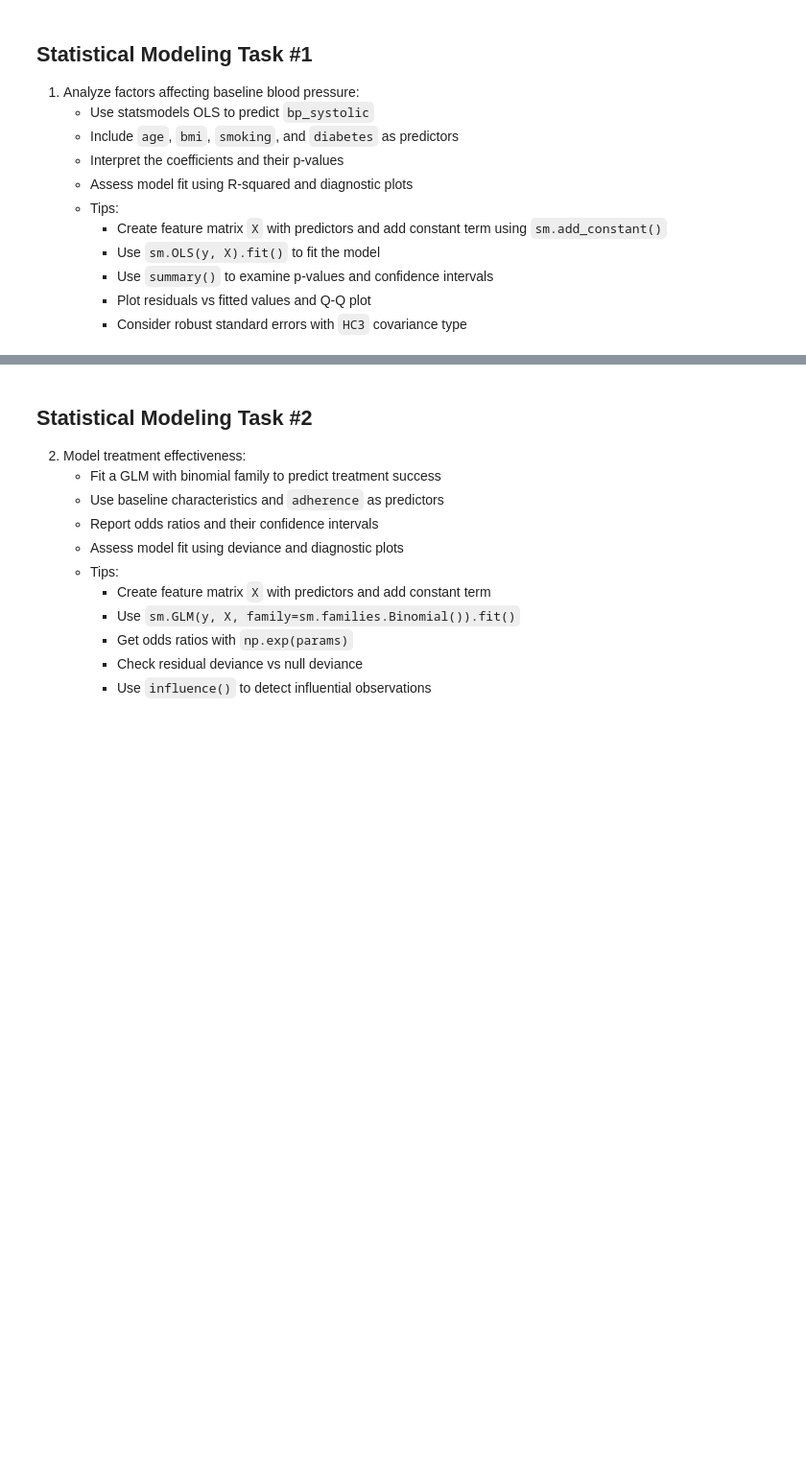
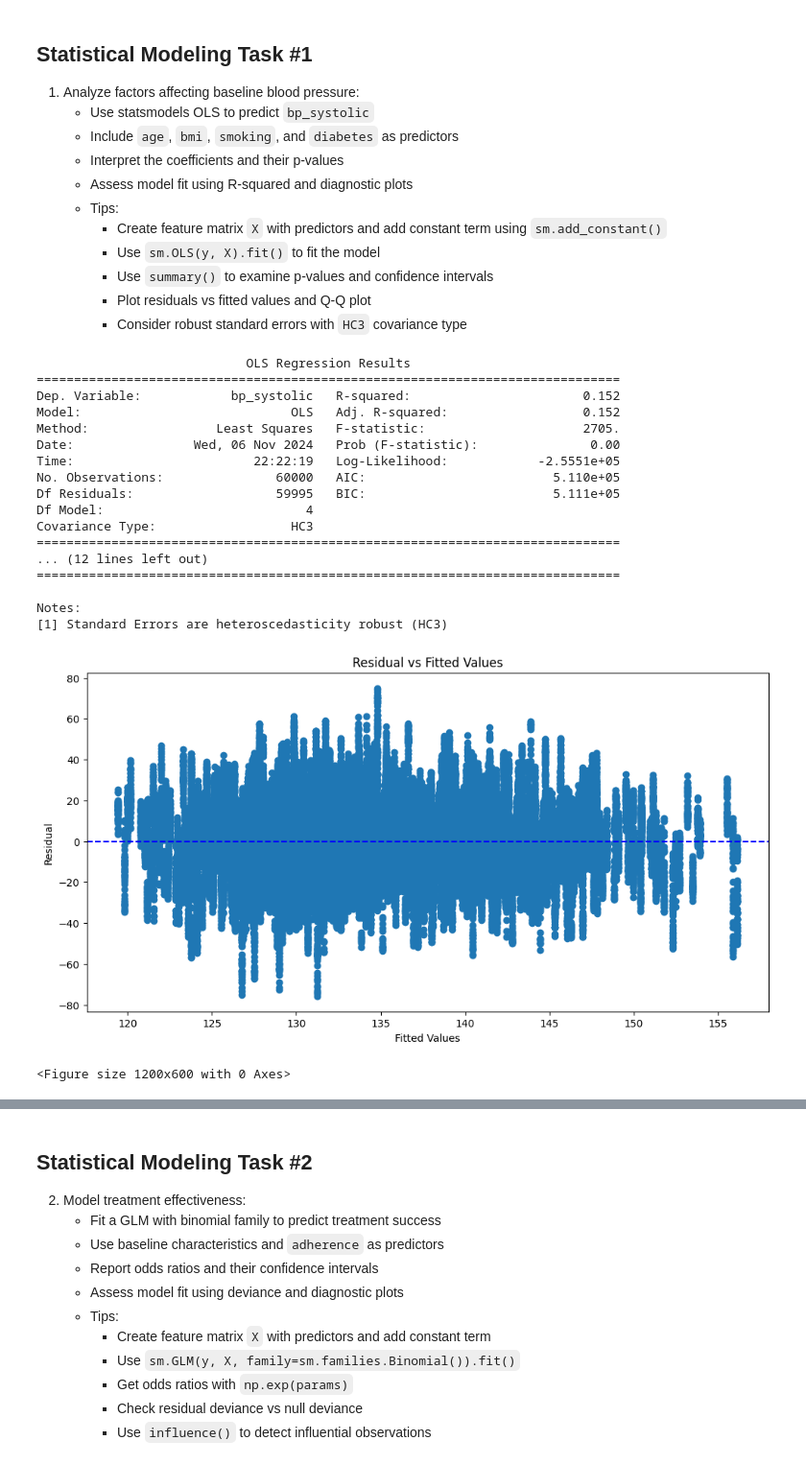
Before and after one commit to UCSF-DataSci/08-time-stats-and-ml-anagasuri, a Jupyter notebook: modeling.ipynb, the cells around one changed output, grey strips where cells are left out. Shown: that part at 96% size. Drawn from its saved outputs; the diff is of its cells as text; code cells hidden in the pictures; blank space fills up the shorter version.

```diff
--- a/modeling.ipynb
+++ b/modeling.ipynb
@@ -22,13 +22,13 @@ df = pd.read_csv("patient_longitudinal.csv", sep='\t')
 df['visit_date'] = pd.to_datetime(df['visit_date'])
 # %%
 # handle duplicates
-data = df.groupby(['patient_id', 'visit_date']).mean().reset_index()
+df = df.groupby(['patient_id', 'visit_date']).mean().reset_index()
 
 # make visit_date a datetimeindex
-data.set_index('visit_date', inplace=True)
+df.set_index('visit_date', inplace=True)
 
 # missing values
-data['bp_systolic'] = data['bp_systolic'].interpolate()
+df['bp_systolic'] = df['bp_systolic'].interpolate()
 
 #print(data.head)
 # %% [markdown]
@@ -74,3 +74,46 @@ plt.plot(movingAvg3, label = '3 Month Moving Average Trend', linestyle = '-')
      - Use `summary()` to examine p-values and confidence intervals
      - Plot residuals vs fitted values and Q-Q plot
      - Consider robust standard errors with `HC3` covariance type
+# %%
+y = df['bp_systolic'] # variable we are measuring
+X = df[['age', 'bmi', 'smoking', 'diabetes']] # feature matrix
+X = sm.add_constant(X) # constant term
+
+model = sm.OLS(y, X).fit(cov_type = 'HC3') # fit the model
+print(model.summary()) # print model summary
+
+# plot residuals vs fitted values
+plt.figure(figsize = (12,6))
+
+plt.scatter(model.fittedvalues, model.resid)
+plt.axhline(y=0, color='blue', linestyle='--')
+plt.xlabel('Fitted Values')
+plt.ylabel('Residual')
+plt.title('Residual vs Fitted Values')
+plt.show()
+
+# Q-Q plot
+plt.figure(figsize = (12,6))
+sm.qqplot(model.resid, line = '45', fit = True)
+plt.title('Q-Q Plot')
+plt.show()
+# %% [output]
+                            OLS Regression Results
+==============================================================================
+Dep. Variable:            bp_systolic   R-squared:                       0.152
+Model:                            OLS   Adj. R-squared:                  0.152
+Method:                 Least Squares   F-statistic:                     2705.
+Date:                Wed, 06 Nov 2024   Prob (F-statistic):               0.00
+Time:                        22:22:19   Log-Likelihood:            -2.5551e+05
+No. Observations:               60000   AIC:                         5.110e+05
+Df Residuals:                   59995   BIC:                         5.111e+05
+Df Model:                           4
+Covariance Type:                  HC3
+==============================================================================
+... (12 lines left out)
+==============================================================================
+
+Notes:
+[1] Standard Errors are heteroscedasticity robust (HC3)
+[figure, added]
+<Figure size 1200x600 with 0 Axes>
```
Also changed, not shown: parts of 2 cells of this notebook.
